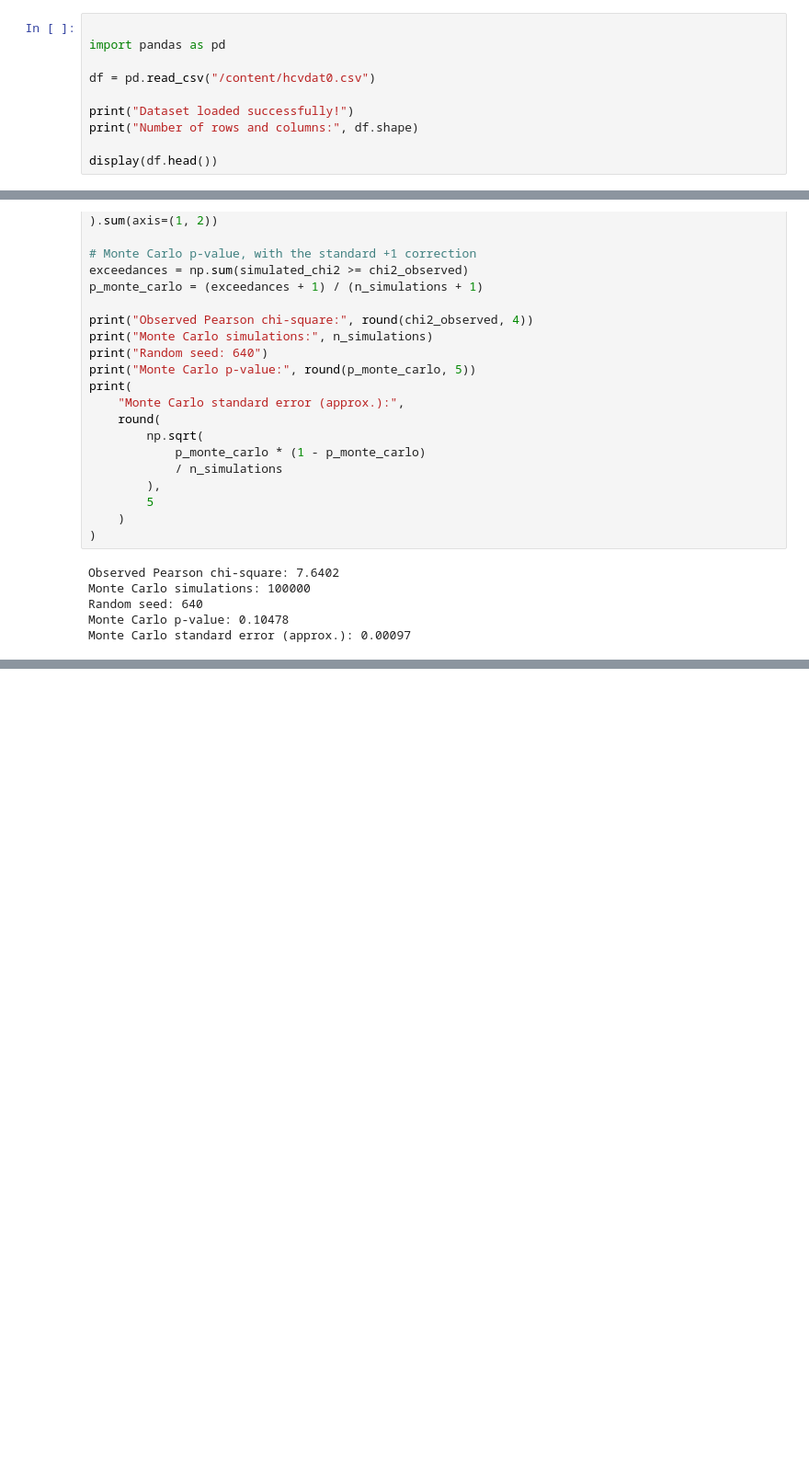
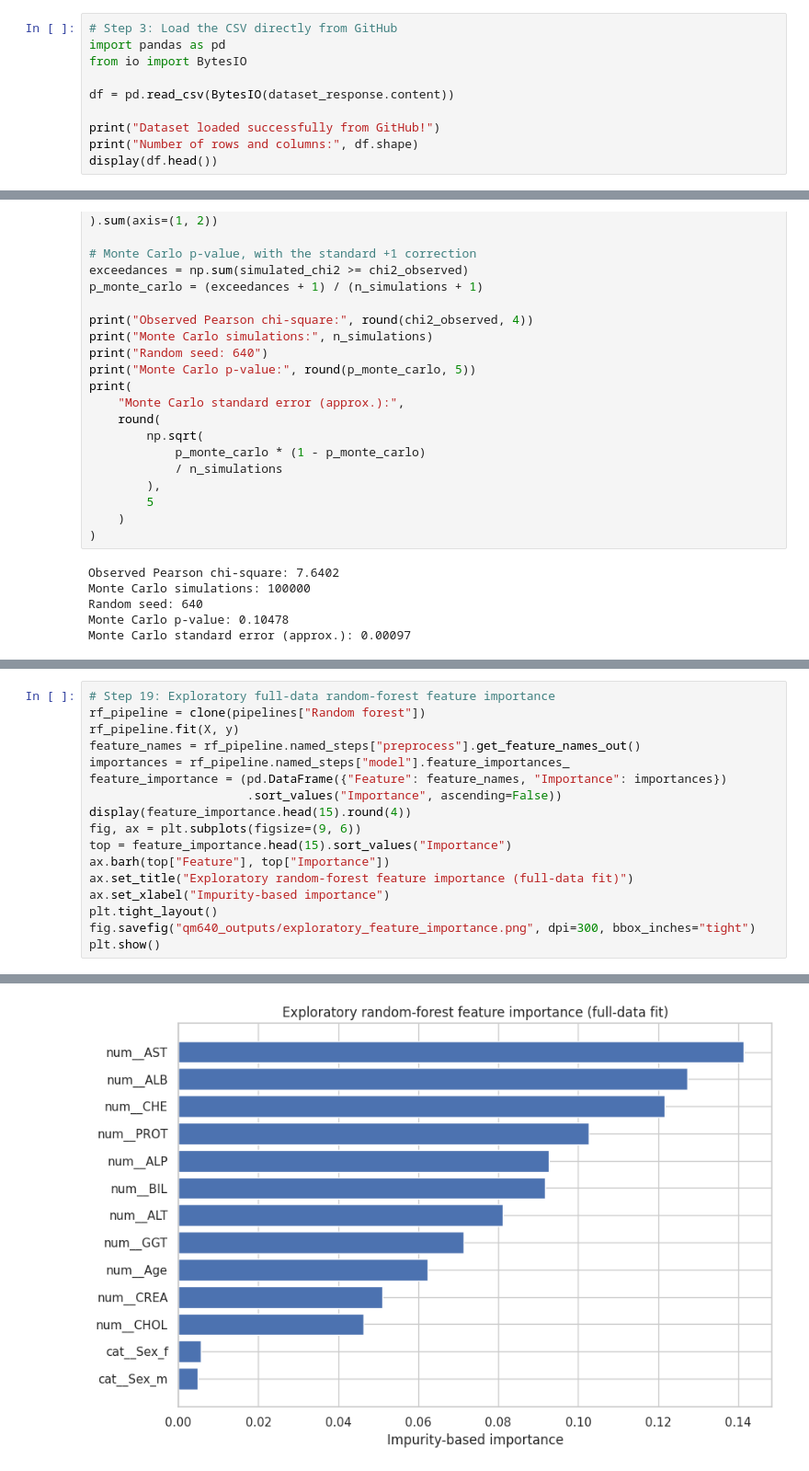
Before and after one commit to kadiyalakumar78-droid/qm640-hcv-capstone, a Jupyter notebook: notebooks/QM640_HCV_Capstone_Analysis.ipynb, the cells around one changed output, grey strips where cells are left out. Shown at 92% size. Drawn from its saved outputs; the diff is of its cells as text; blank space fills up the shorter version.

```diff
--- a/notebooks/QM640_HCV_Capstone_Analysis.ipynb
+++ b/notebooks/QM640_HCV_Capstone_Analysis.ipynb
@@ -18,11 +67,11 @@ Files available in Colab:
 # %%
+# Step 3: Load the CSV directly from GitHub
+import pandas as pd
+from io import BytesIO
 
-import pandas as pd
+df = pd.read_csv(BytesIO(dataset_response.content))
 
-df = pd.read_csv("/content/hcvdat0.csv")
-
-print("Dataset loaded successfully!")
+print("Dataset loaded successfully from GitHub!")
 print("Number of rows and columns:", df.shape)
-
 display(df.head())
 # %% [output]
@@ -579,0 +849,18 @@ Monte Carlo standard error (approx.): 0.00097
+# %%
+# Step 19: Exploratory full-data random-forest feature importance
+rf_pipeline = clone(pipelines["Random forest"])
+rf_pipeline.fit(X, y)
+feature_names = rf_pipeline.named_steps["preprocess"].get_feature_names_out()
+importances = rf_pipeline.named_steps["model"].feature_importances_
+feature_importance = (pd.DataFrame({"Feature": feature_names, "Importance": importances})
+                      .sort_values("Importance", ascending=False))
+display(feature_importance.head(15).round(4))
+fig, ax = plt.subplots(figsize=(9, 6))
+top = feature_importance.head(15).sort_values("Importance")
+ax.barh(top["Feature"], top["Importance"])
+ax.set_title("Exploratory random-forest feature importance (full-data fit)")
+ax.set_xlabel("Impurity-based importance")
+plt.tight_layout()
+fig.savefig("qm640_outputs/exploratory_feature_importance.png", dpi=300, bbox_inches="tight")
+plt.show()
+# %% [output]
@@ -579,0 +881 @@ Monte Carlo standard error (approx.): 0.00097
+[figure, added]
```
Also changed, not shown: parts of 29 cells of this notebook.
